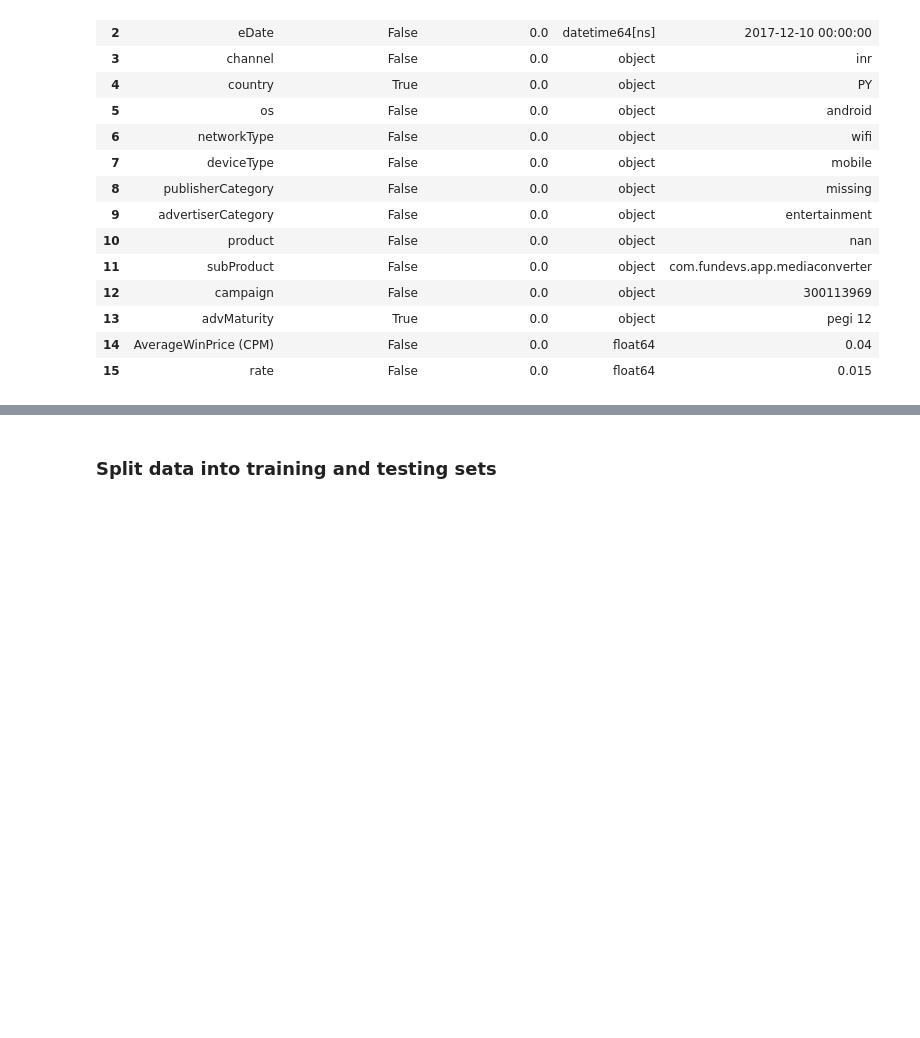
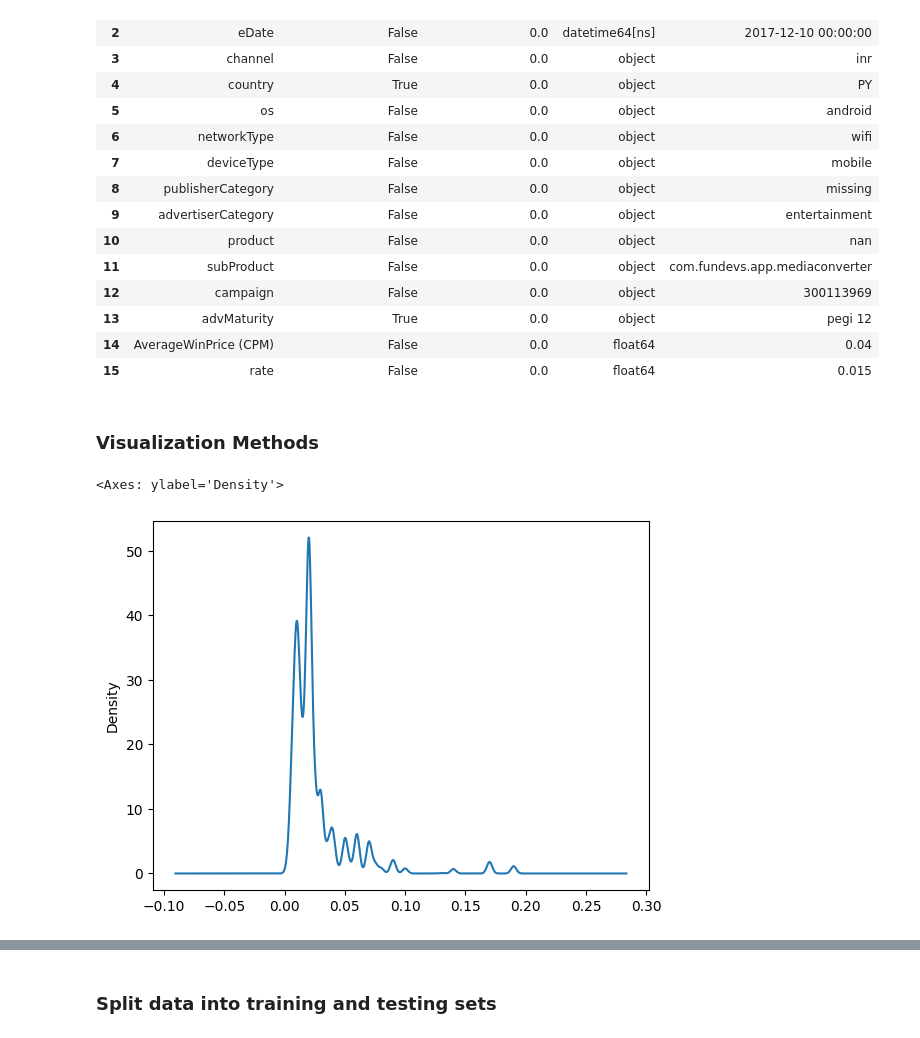
Before and after one commit to ROCstudios/ad-bidding-challenge, a Jupyter notebook: bid_strategy.ipynb, the cells around one changed output, grey strips where cells are left out. Saved outputs shown, nothing was run; the diff lists cells and outputs as text; code cells hidden in the pictures; blank space fills up the shorter version.

Commit message:
visualization methods

```diff
--- a/bid_strategy.ipynb
+++ b/bid_strategy.ipynb
@@ -208,0 +206,32 @@ missing_values_summary(historical_eda_df)
+# %% [markdown]
+### Visualization Methods
+# %%
+def plot_categorical_distribution(df, col):
+    return df[col].value_counts().plot(kind='bar')
+
+def plot_quantified_metrics(df, col):
+    return df[col].plot(kind='line')
+
+def plot_quantified_metrics_with_date(df, col):
+    return df.plot(kind='line', x='eDate', y=col)
+
+def summary_statistics(df, cols):
+    return df[cols].describe()
+
+def density_plot(df, col):
+    return df[col].plot(kind='density')
+
+def plot_correlation_matrix_of_numerical_features(df, cols):
+    plt.figure(figsize=(10, 8))
+    corr_matrix = df[cols].corr()
+    sns.heatmap(corr_matrix, annot=True, cmap='coolwarm', mask=np.triu(corr_matrix, 1))
+    plt.show()
+
+def plot_correlation_matrix_of_categorical_features(df, cols):
+    plt.figure(figsize=(10, 8))
+    corr_matrix = df[cols].corr()
+    sns.heatmap(corr_matrix, annot=True, cmap='coolwarm', mask=np.triu(corr_matrix, 1))
+    plt.show()
+# %% [output]
+<Axes: ylabel='Density'>
+[figure, added]
```
Also changed, not shown: parts of 3 cells of this notebook.
